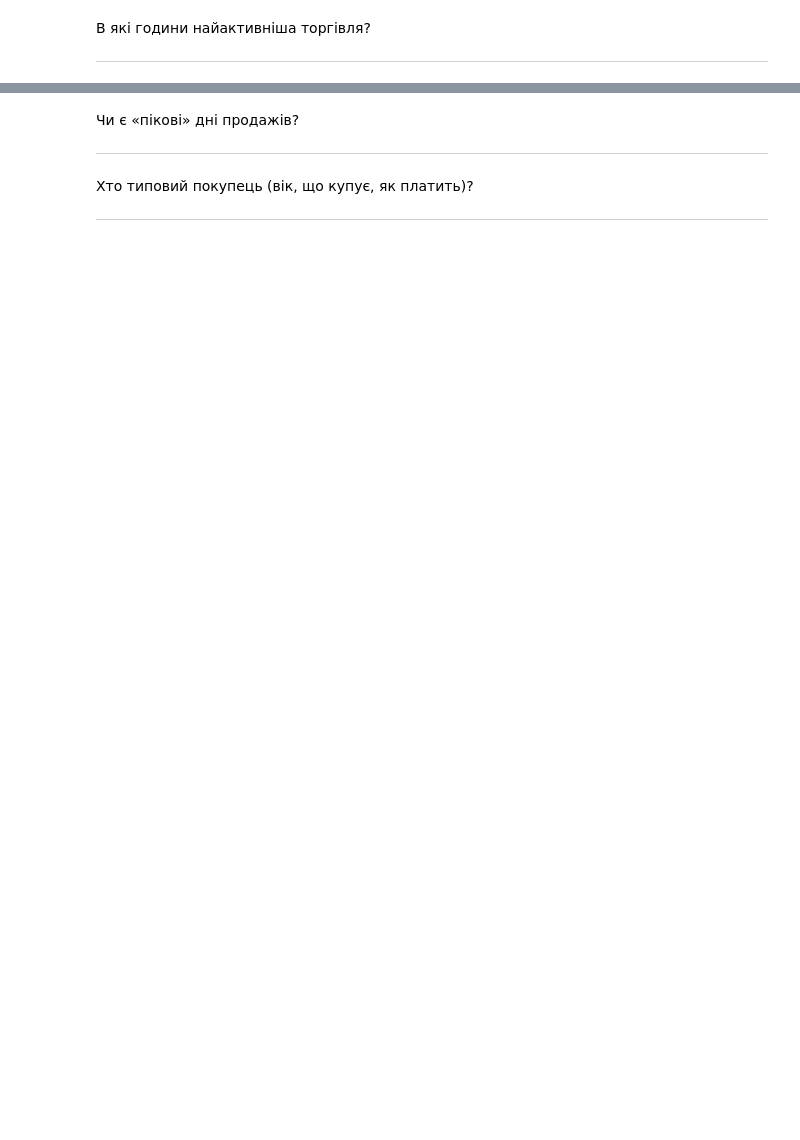
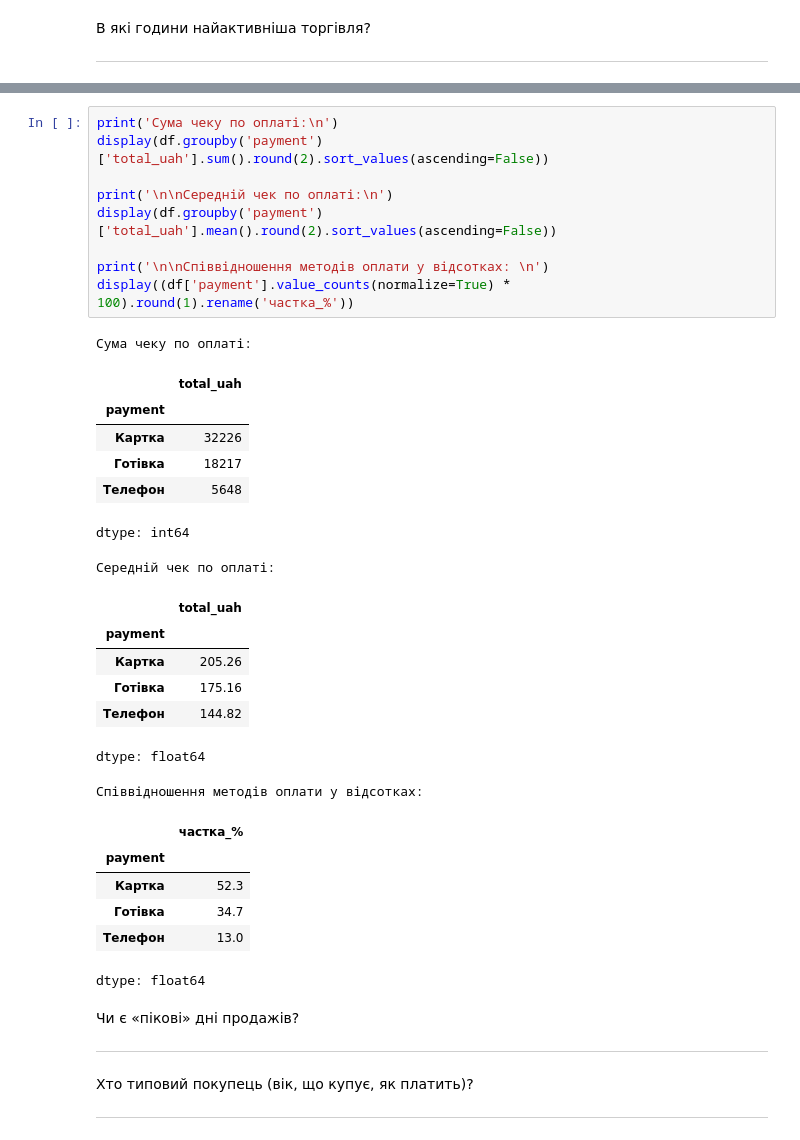
Before and after one commit to zzzer0-wav/myDTA_2026, a Jupyter notebook: projects_analysis/project_sales_analysis.ipynb, the cells around one changed output, grey strips where cells are left out. Saved outputs shown, nothing was run; the diff lists cells and outputs as text; blank space fills up the shorter version.

```diff
--- a/projects_analysis/project_sales_analysis.ipynb
+++ b/projects_analysis/project_sales_analysis.ipynb
@@ -871,3 +884,34 @@ ___
+# %%
+print('Сума чеку по оплаті:\n')
+display(df.groupby('payment')['total_uah'].sum().round(2).sort_values(ascending=False))
+
+print('\n\nСередній чек по оплаті:\n')
+display(df.groupby('payment')['total_uah'].mean().round(2).sort_values(ascending=False))
+
+print('\n\nСпіввідношення методів оплати у відсотках: \n')
+display((df['payment'].value_counts(normalize=True) * 100).round(1).rename('частка_%'))
+# %% [output]
+Сума чеку по оплаті:
+|  | total_uah |
+| payment |  |
+| Картка | 32226 |
+| Готівка | 18217 |
+| Телефон | 5648 |
+dtype: int64
+Середній чек по оплаті:
+|  | total_uah |
+| payment |  |
+| Картка | 205.26 |
+| Готівка | 175.16 |
+| Телефон | 144.82 |
+dtype: float64
+Співвідношення методів оплати у відсотках:
+|  | частка_% |
+| payment |  |
+| Картка | 52.3 |
+| Готівка | 34.7 |
+| Телефон | 13.0 |
+dtype: float64
 # %% [markdown]
 Чи є «пікові» дні продажів?
 ___
```
Also changed, not shown: parts of 8 cells of this notebook.
